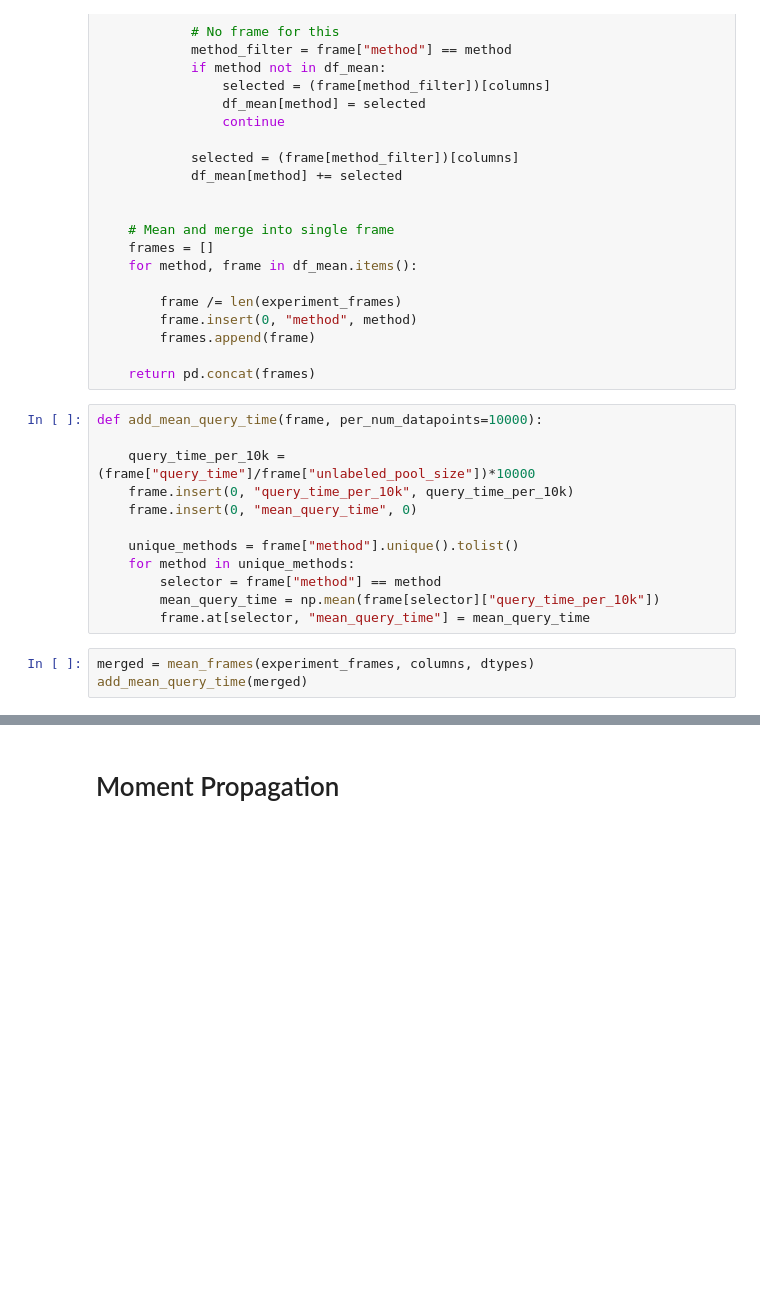
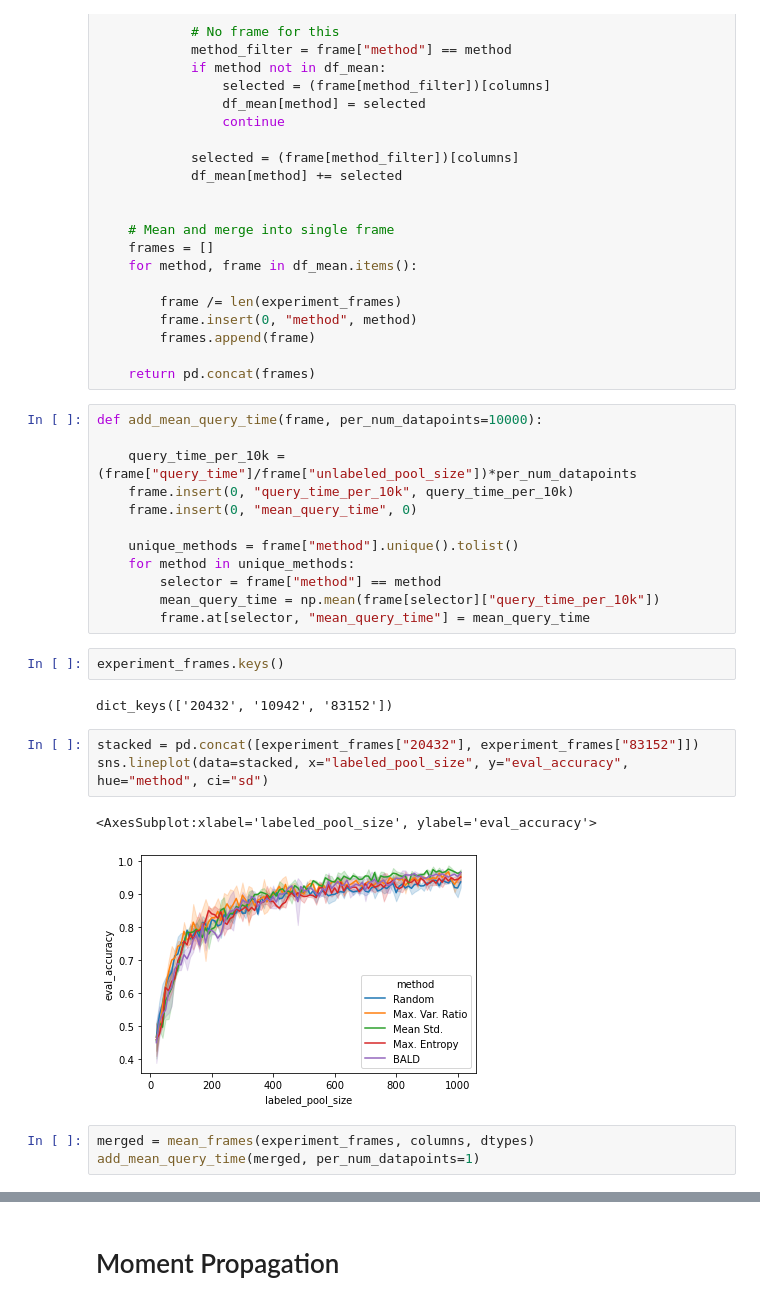
Before and after one commit to ExLeonem/master-thesis-code, a Jupyter notebook: wp/notebooks/experiments/mnist/fchollet.ipynb, the cells around one changed output, grey strips where cells are left out. Drawn from its saved outputs; the diff is of its cells as text; blank space fills up the shorter version.

```diff
--- a/wp/notebooks/experiments/mnist/fchollet.ipynb
+++ b/wp/notebooks/experiments/mnist/fchollet.ipynb
@@ -147,7 +147,7 @@ def mean_frames(experiment_frames, columns, dtypes):
 # %%
 def add_mean_query_time(frame, per_num_datapoints=10000):
 
-    query_time_per_10k = (frame["query_time"]/frame["unlabeled_pool_size"])*10000
+    query_time_per_10k = (frame["query_time"]/frame["unlabeled_pool_size"])*per_num_datapoints
     frame.insert(0, "query_time_per_10k", query_time_per_10k)
     frame.insert(0, "mean_query_time", 0)
 
@@ -156,6 +156,16 @@ def add_mean_query_time(frame, per_num_datapoints=10000):
         selector = frame["method"] == method
         mean_query_time = np.mean(frame[selector]["query_time_per_10k"])
         frame.at[selector, "mean_query_time"] = mean_query_time
+# %%
+experiment_frames.keys()
+# %% [output]
+dict_keys(['20432', '10942', '83152'])
+# %%
+stacked = pd.concat([experiment_frames["20432"], experiment_frames["83152"]])
+sns.lineplot(data=stacked, x="labeled_pool_size", y="eval_accuracy", hue="method", ci="sd")
+# %% [output]
+<AxesSubplot:xlabel='labeled_pool_size', ylabel='eval_accuracy'>
+[figure, added]
 # %%
 merged = mean_frames(experiment_frames, columns, dtypes)
-add_mean_query_time(merged)
+add_mean_query_time(merged, per_num_datapoints=1)
```
Also changed, not shown: parts of 7 cells of this notebook, 8 other files.
